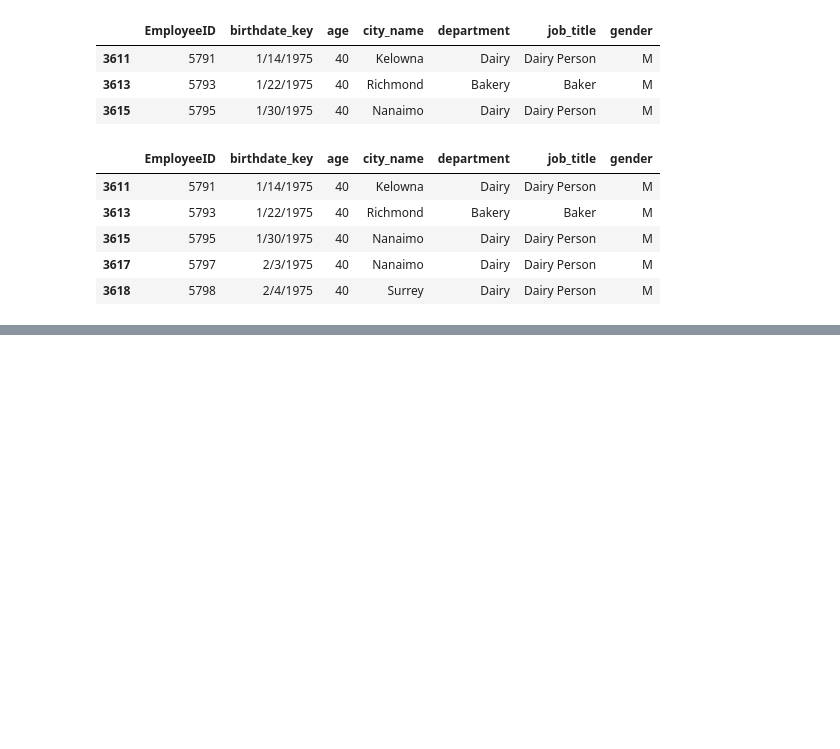
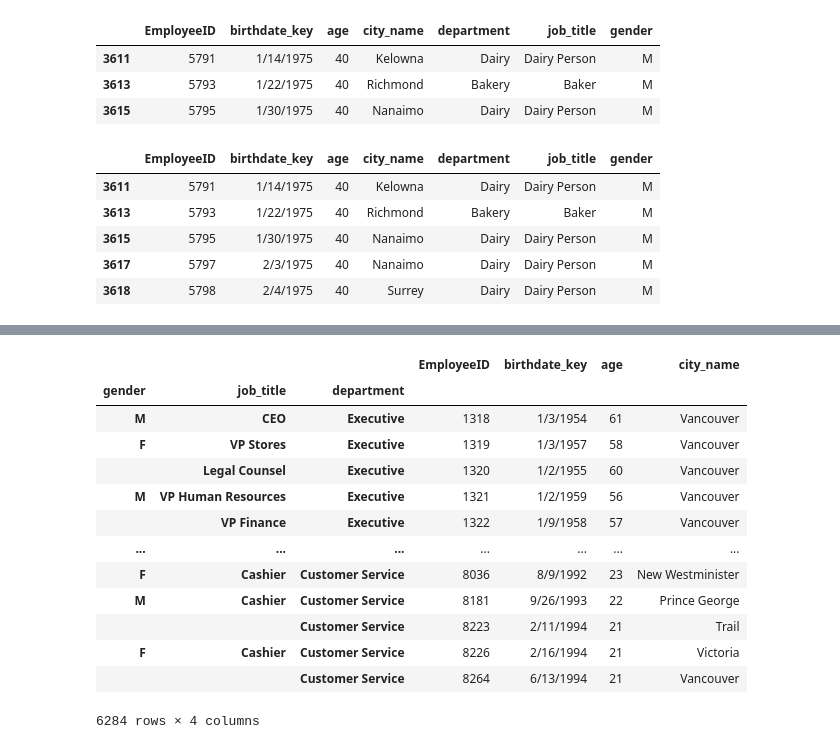
Before and after one commit to Shepherd1701/dw-joyful-pandas, a Jupyter notebook: Task03.ipynb, the cells around one changed output, grey strips where cells are left out. Drawn from its saved outputs; the diff is of its cells as text; code cells hidden in the pictures; blank space fills up the shorter version.

```diff
--- a/Task03.ipynb
+++ b/Task03.ipynb
@@ -1233,0 +1271,20 @@ df1 = df.loc[df.EmployeeID % 2 == 1]
+# %%
+# 参考答案
+df_op = df.copy()
+df_op = df_op.set_index(df_op.columns[-3:].tolist()).swaplevel(0,2,axis=0)
+df_op
+# %% [output]
+|  |  |  | EmployeeID | birthdate_key | age | city_name |
+| gender | job_title | department |  |  |  |  |
+| M | CEO | Executive | 1318 | 1/3/1954 | 61 | Vancouver |
+| F | VP Stores | Executive | 1319 | 1/3/1957 | 58 | Vancouver |
+|  | Legal Counsel | Executive | 1320 | 1/2/1955 | 60 | Vancouver |
+| M | VP Human Resources | Executive | 1321 | 1/2/1959 | 56 | Vancouver |
+|  | VP Finance | Executive | 1322 | 1/9/1958 | 57 | Vancouver |
+| ... | ... | ... | ... | ... | ... | ... |
+| F | Cashier | Customer Service | 8036 | 8/9/1992 | 23 | New Westminister |
+| M | Cashier | Customer Service | 8181 | 9/26/1993 | 22 | Prince George |
+|  |  | Customer Service | 8223 | 2/11/1994 | 21 | Trail |
+| F | Cashier | Customer Service | 8226 | 2/16/1994 | 21 | Victoria |
+|  |  | Customer Service | 8264 | 6/13/1994 | 21 | Vancouver |
+6284 rows × 4 columns
```
Also changed, not shown: parts of 21 cells of this notebook.
